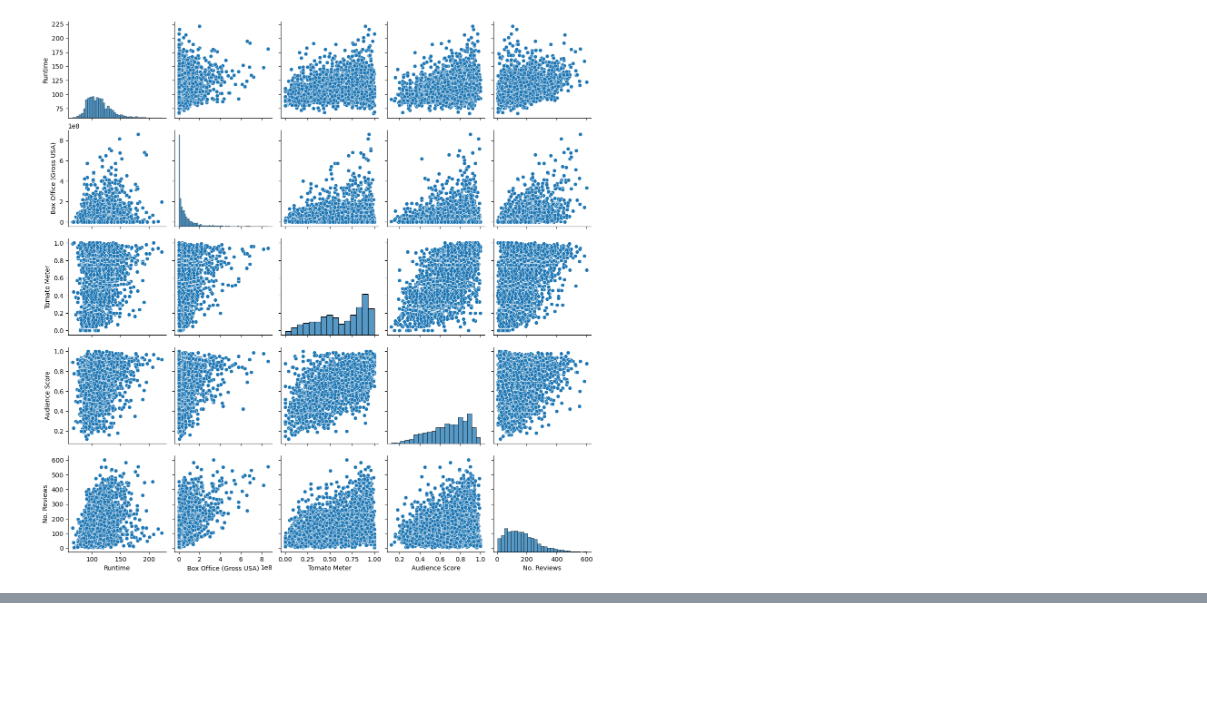
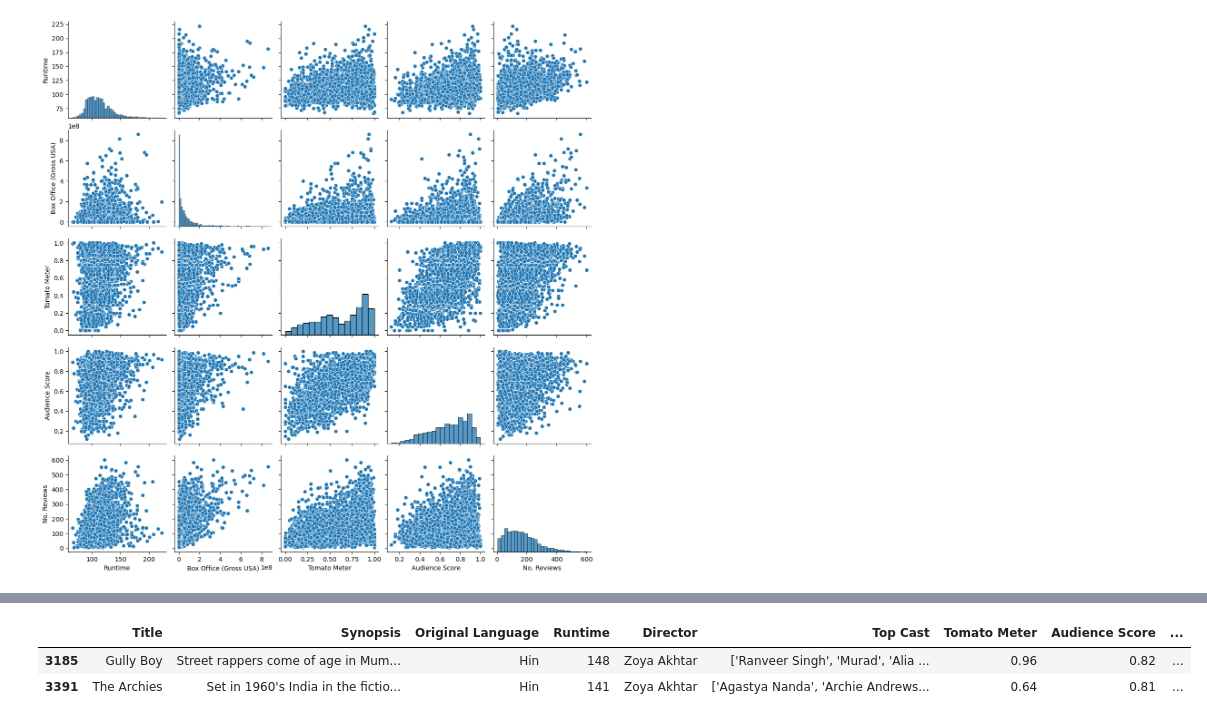
Before and after one commit to Sorooshi/Rotten_Tomatoes_DatabaSet, a Jupyter notebook: notebooks/a02_extract_feature_and_network_data.ipynb, the cells around one changed output, grey strips where cells are left out. Cells and saved outputs as stored; diff of their text form; code cells hidden in the pictures; blank space fills up the shorter version.

```diff
--- a/notebooks/a02_extract_feature_and_network_data.ipynb
+++ b/notebooks/a02_extract_feature_and_network_data.ipynb
@@ -342,0 +468,6 @@ plt.show()
+# %%
+movies_data_m.loc[movies_data_m.Director == "Zoya Akhtar"]
+# %% [output]
+|  | Title | Synopsis | Original Language | Runtime | Director | Top Cast | Tomato Meter | Audience Score | ... |
+| 3185 | Gully Boy | Street rappers come of age in Mum... | Hin | 148 | Zoya Akhtar | ['Ranveer Singh', 'Murad', 'Alia ... | 0.96 | 0.82 | ... |
+| 3391 | The Archies | Set in 1960's India in the fictio... | Hin | 141 | Zoya Akhtar | ['Agastya Nanda', 'Archie Andrews... | 0.64 | 0.81 | ... |
```
Also changed, not shown: parts of 27 cells of this notebook.
